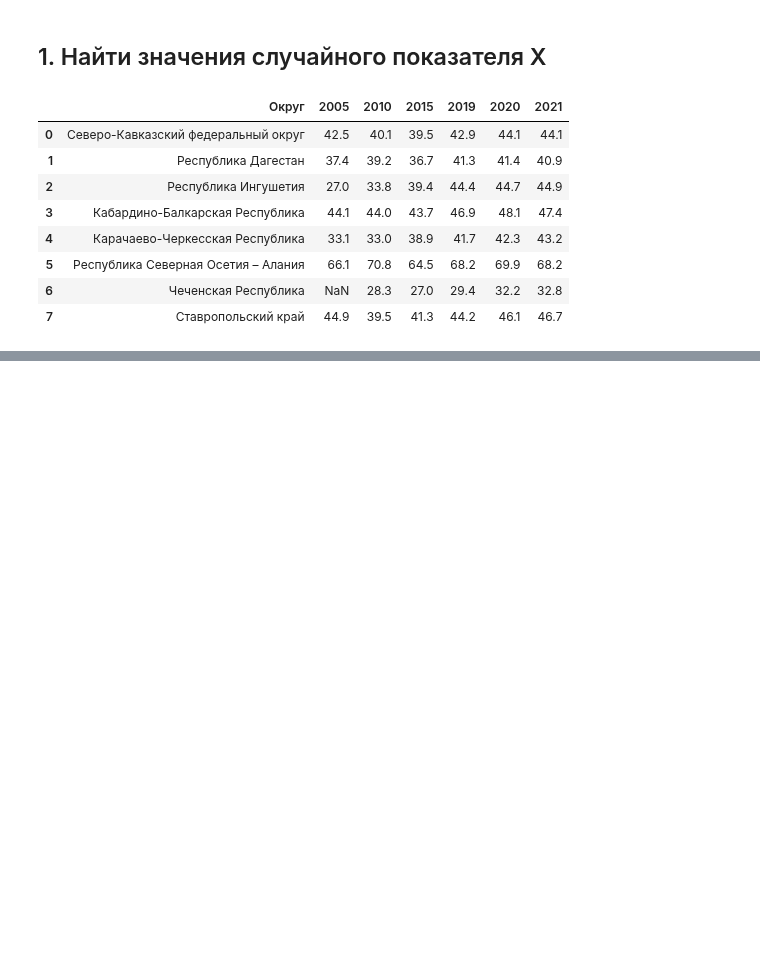
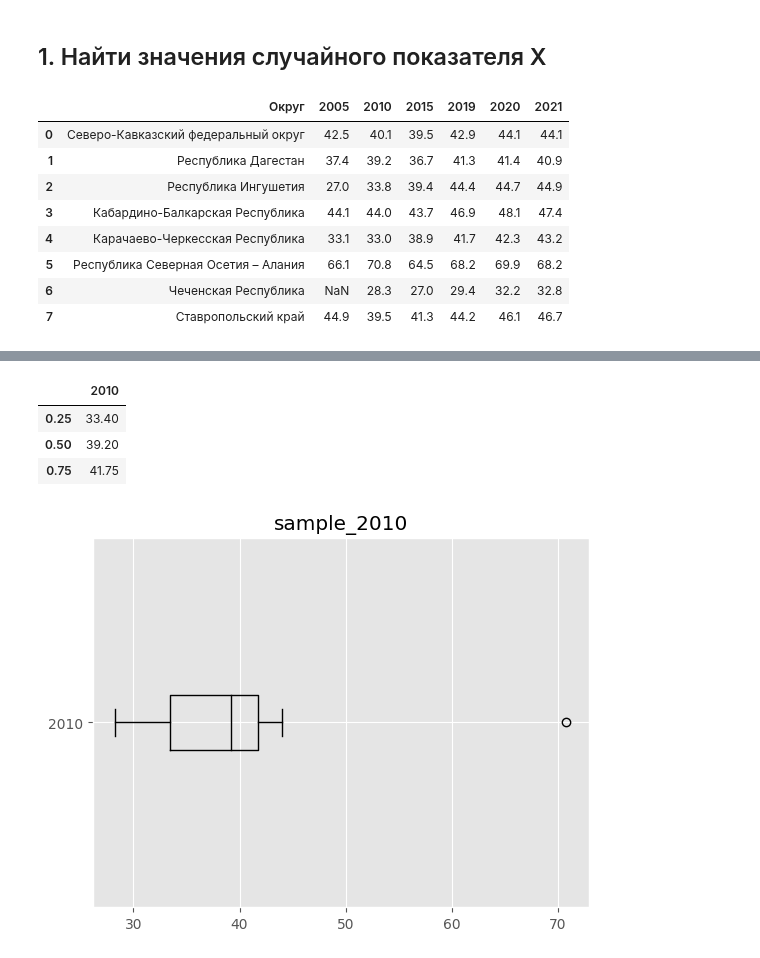
Before and after one commit to c0de1sl1fe/Probability, a Jupyter notebook: lab_3/lab_3.ipynb, the cells around one changed output, grey strips where cells are left out. Saved outputs shown, nothing was run; the diff lists cells and outputs as text; code cells hidden in the pictures; blank space fills up the shorter version.

```diff
--- a/lab_3/lab_3.ipynb
+++ b/lab_3/lab_3.ipynb
@@ -69,0 +86,11 @@ data.quantile([0.25, 0.5, 0.75])
+# %%
+data = pd.DataFrame(sample_2010)
+data.boxplot(color = "black", vert=False)
+plt.title("sample_2010")
+data.quantile([0.25, 0.5, 0.75])
+# %% [output]
+|  | 2010 |
+| 0.25 | 33.40 |
+| 0.50 | 39.20 |
+| 0.75 | 41.75 |
+[figure, added]
```
Also changed, not shown: parts of 24 cells of this notebook, 1 other file.
